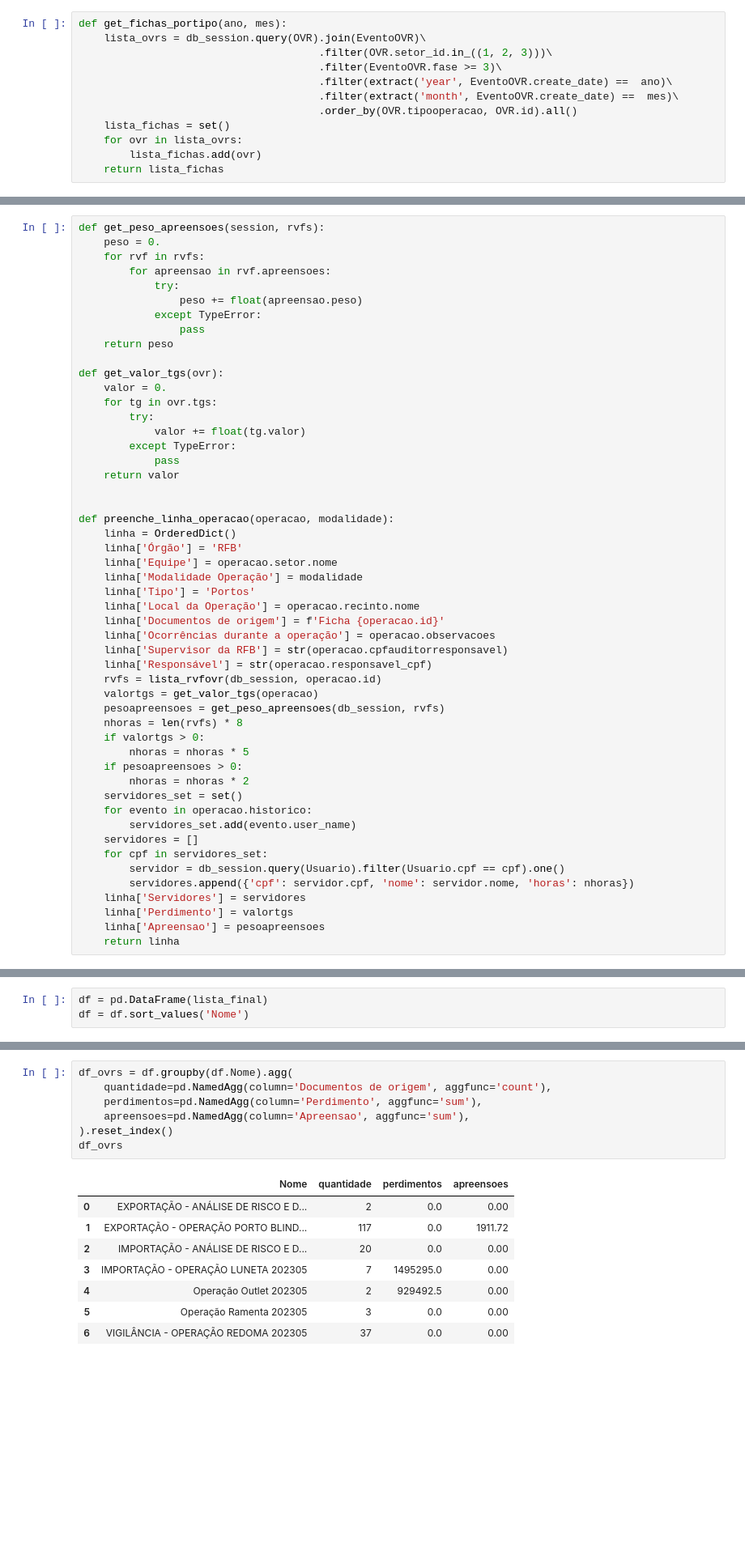
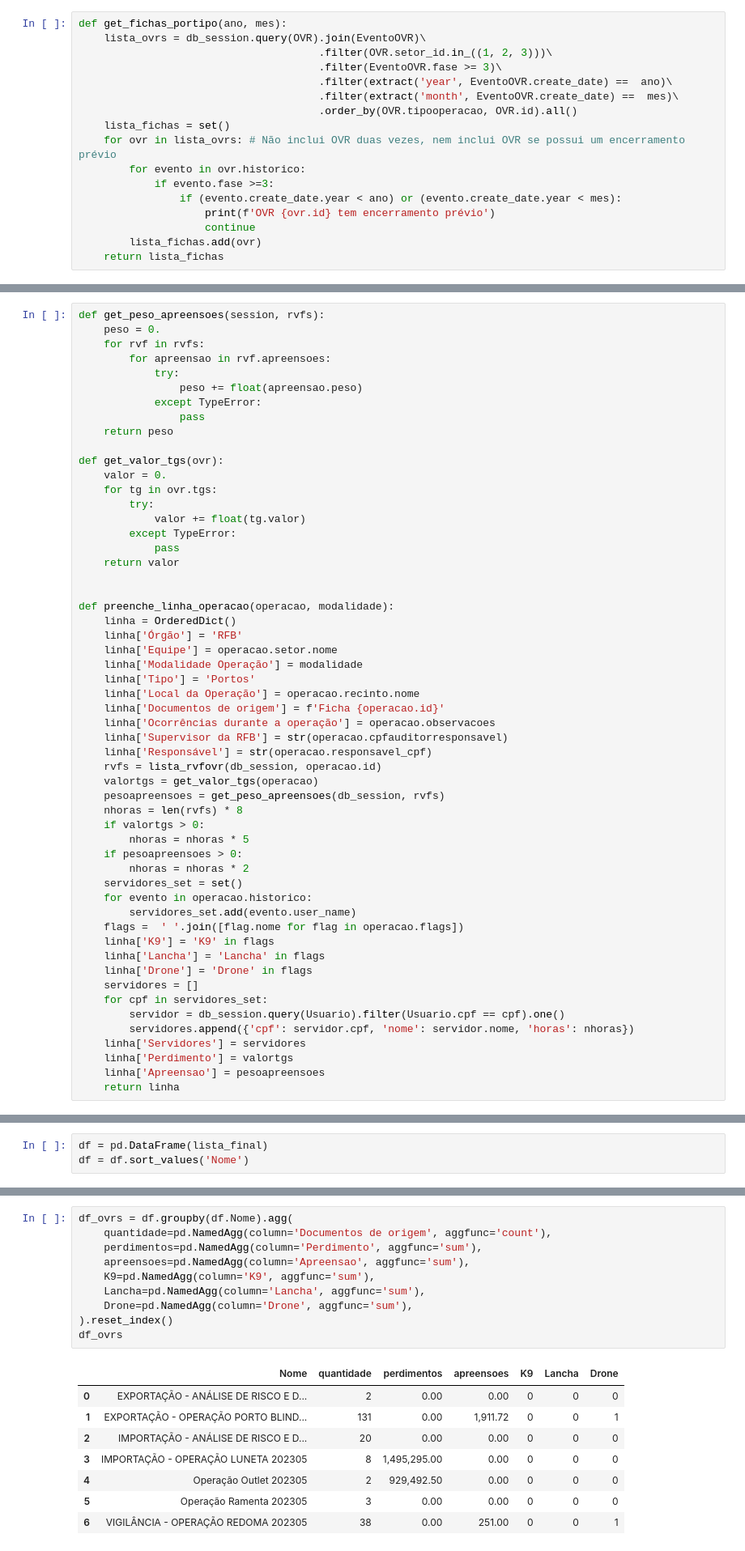
Before and after one commit to IvanBrasilico/bhadrasana2, a Jupyter notebook: notebooks/e-OVR Secta.ipynb, the cells around one changed output, grey strips where cells are left out. Shown at 81% size. Drawn from its saved outputs; the diff is of its cells as text; blank space fills up the shorter version.

Commit message:
Tela de exportação para e-OVR - JSON - info k9, lancha, drone - Formulário novo TRD (substitui Taseda)

```diff
--- a/notebooks/e-OVR Secta.ipynb
+++ b/notebooks/e-OVR Secta.ipynb
@@ -30,7 +30,12 @@ def get_fichas_portipo(ano, mes):
                                       .filter(extract('month', EventoOVR.create_date) ==  mes)\
                                       .order_by(OVR.tipooperacao, OVR.id).all()
     lista_fichas = set()
-    for ovr in lista_ovrs:
+    for ovr in lista_ovrs: # Não inclui OVR duas vezes, nem inclui OVR se possui um encerramento prévio
+        for evento in ovr.historico:
+            if evento.fase >=3:
+                if (evento.create_date.year < ano) or (evento.create_date.year < mes):
+                    print(f'OVR {ovr.id} tem encerramento prévio')
+                    continue
         lista_fichas.add(ovr)
     return lista_fichas
 # %%
@@ -135,6 +140,10 @@ def preenche_linha_operacao(operacao, modalidade):
     servidores_set = set()
     for evento in operacao.historico:
         servidores_set.add(evento.user_name)
+    flags =  ' '.join([flag.nome for flag in operacao.flags])
+    linha['K9'] = 'K9' in flags
+    linha['Lancha'] = 'Lancha' in flags
+    linha['Drone'] = 'Drone' in flags
     servidores = []
     for cpf in servidores_set:
         servidor = db_session.query(Usuario).filter(Usuario.cpf == cpf).one()
@@ -188,19 +202,22 @@ df
 # %%
 df_ovrs = df.groupby(df.Nome).agg(
     quantidade=pd.NamedAgg(column='Documentos de origem', aggfunc='count'),
     perdimentos=pd.NamedAgg(column='Perdimento', aggfunc='sum'),
     apreensoes=pd.NamedAgg(column='Apreensao', aggfunc='sum'),
+    K9=pd.NamedAgg(column='K9', aggfunc='sum'),
+    Lancha=pd.NamedAgg(column='Lancha', aggfunc='sum'),
+    Drone=pd.NamedAgg(column='Drone', aggfunc='sum'),
 ).reset_index()
 df_ovrs
 # %% [output]
-|  | Nome | quantidade | perdimentos | apreensoes |
-| 0 | EXPORTAÇÃO - ANÁLISE DE RISCO E D... | 2 | 0.0 | 0.00 |
-| 1 | EXPORTAÇÃO - OPERAÇÃO PORTO BLIND... | 117 | 0.0 | 1911.72 |
-| 2 | IMPORTAÇÃO - ANÁLISE DE RISCO E D... | 20 | 0.0 | 0.00 |
-| 3 | IMPORTAÇÃO - OPERAÇÃO LUNETA 202305 | 7 | 1495295.0 | 0.00 |
-| 4 | Operação Outlet 202305 | 2 | 929492.5 | 0.00 |
-| 5 | Operação Ramenta 202305 | 3 | 0.0 | 0.00 |
-| 6 | VIGILÂNCIA - OPERAÇÃO REDOMA 202305 | 37 | 0.0 | 0.00 |
+|  | Nome | quantidade | perdimentos | apreensoes | K9 | Lancha | Drone |
+| 0 | EXPORTAÇÃO - ANÁLISE DE RISCO E D... | 2 | 0.00 | 0.00 | 0 | 0 | 0 |
+| 1 | EXPORTAÇÃO - OPERAÇÃO PORTO BLIND... | 131 | 0.00 | 1,911.72 | 0 | 0 | 1 |
+| 2 | IMPORTAÇÃO - ANÁLISE DE RISCO E D... | 20 | 0.00 | 0.00 | 0 | 0 | 0 |
+| 3 | IMPORTAÇÃO - OPERAÇÃO LUNETA 202305 | 8 | 1,495,295.00 | 0.00 | 0 | 0 | 0 |
+| 4 | Operação Outlet 202305 | 2 | 929,492.50 | 0.00 | 0 | 0 | 0 |
+| 5 | Operação Ramenta 202305 | 3 | 0.00 | 0.00 | 0 | 0 | 0 |
+| 6 | VIGILÂNCIA - OPERAÇÃO REDOMA 202305 | 38 | 0.00 | 251.00 | 0 | 0 | 1 |
 # %%
 df.to_excel('teste.xlsx')
 # %%
```
Also changed, not shown: parts of 9 cells of this notebook, 3 other files.
